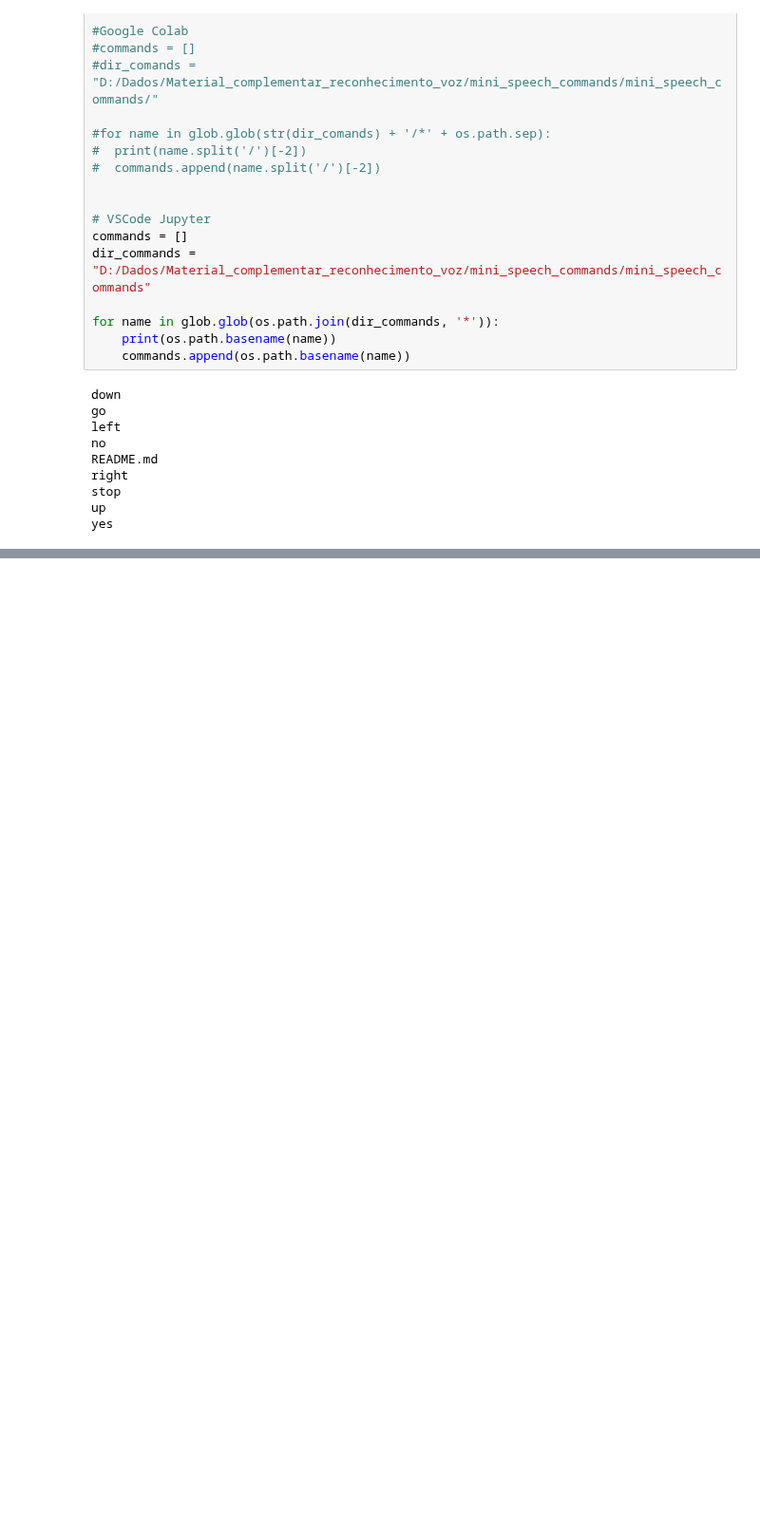
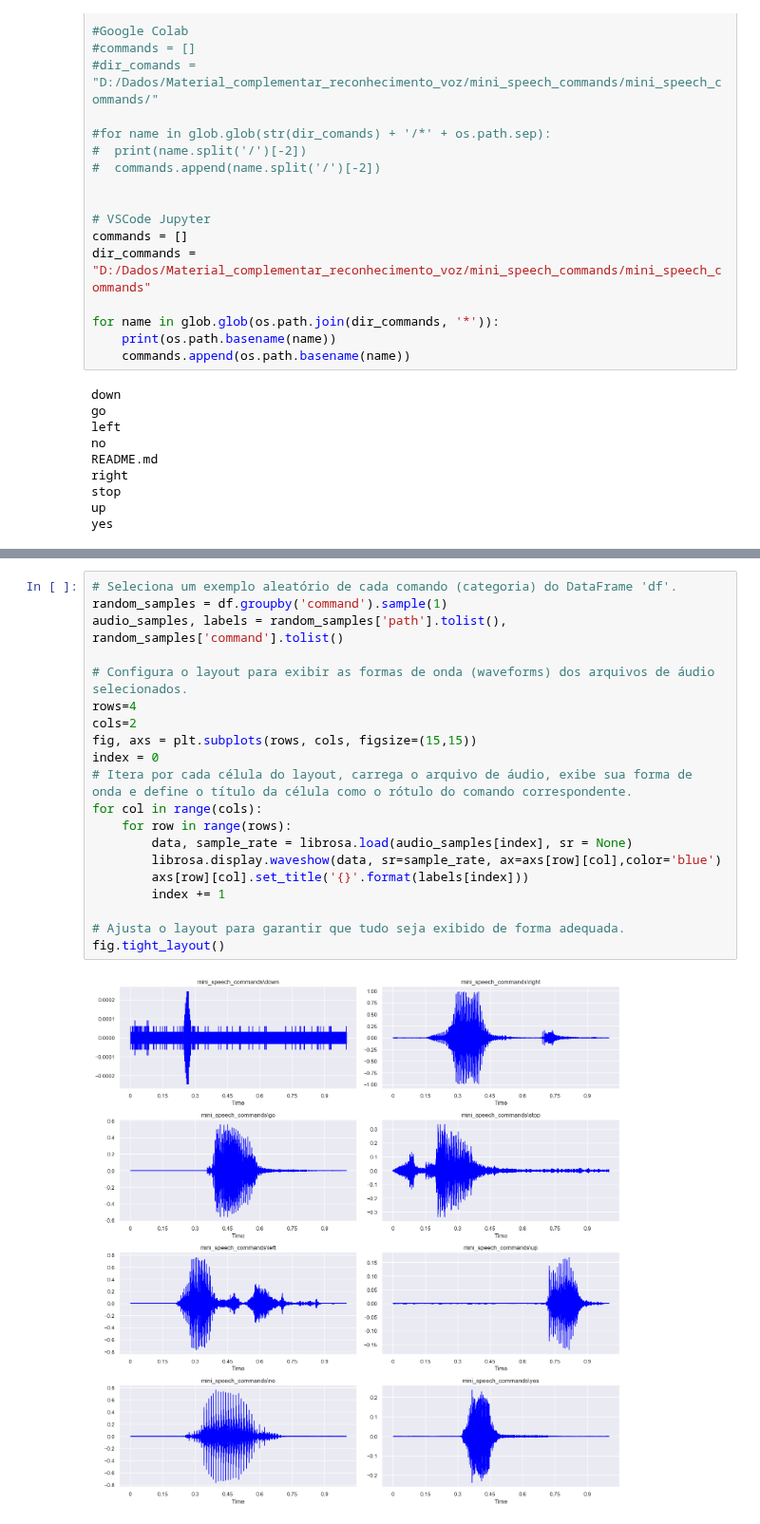
Before and after one commit to eltongaspar/python, a Jupyter notebook: 9-4 Consolidar - Voz e Audio.ipynb, the cells around one changed output, grey strips where cells are left out. Shown at 95% size. Cells and saved outputs as stored; diff of their text form; blank space fills up the shorter version.

```diff
--- a/9-4 Consolidar - Voz e Audio.ipynb
+++ b/9-4 Consolidar - Voz e Audio.ipynb
@@ -138,0 +325,22 @@ yes
+# %%
+# Seleciona um exemplo aleatório de cada comando (categoria) do DataFrame 'df'.
+random_samples = df.groupby('command').sample(1)
+audio_samples, labels = random_samples['path'].tolist(), random_samples['command'].tolist()
+
+# Configura o layout para exibir as formas de onda (waveforms) dos arquivos de áudio selecionados.
+rows=4
+cols=2
+fig, axs = plt.subplots(rows, cols, figsize=(15,15))
+index = 0
+# Itera por cada célula do layout, carrega o arquivo de áudio, exibe sua forma de onda e define o título da célula como o rótulo do comando correspondente.
+for col in range(cols):
+    for row in range(rows):
+        data, sample_rate = librosa.load(audio_samples[index], sr = None)
+        librosa.display.waveshow(data, sr=sample_rate, ax=axs[row][col],color='blue')
+        axs[row][col].set_title('{}'.format(labels[index]))
+        index += 1
+
+# Ajusta o layout para garantir que tudo seja exibido de forma adequada.
+fig.tight_layout()
+# %% [output]
+[figure, added]
```
Also changed, not shown: parts of 18 cells of this notebook.
